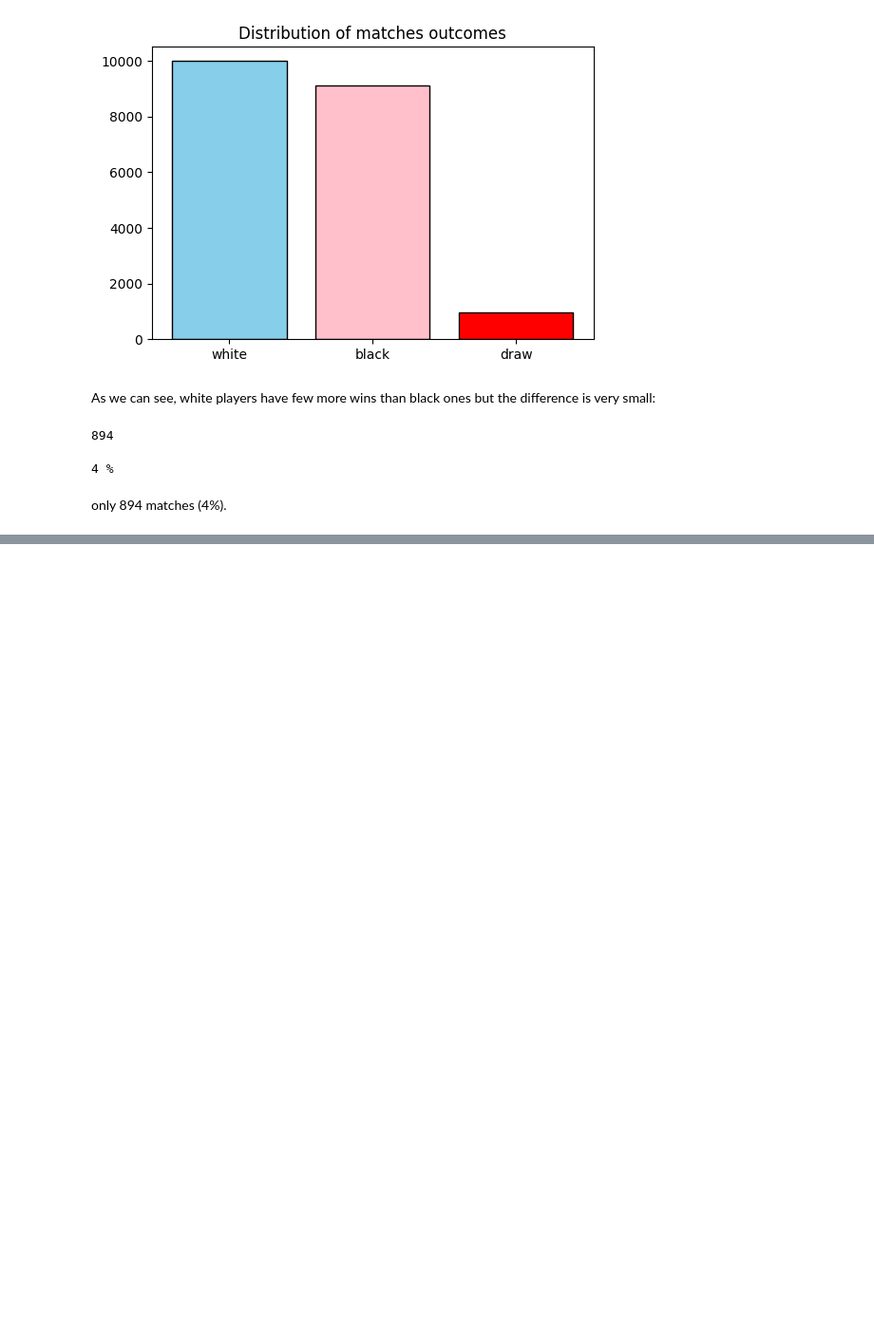
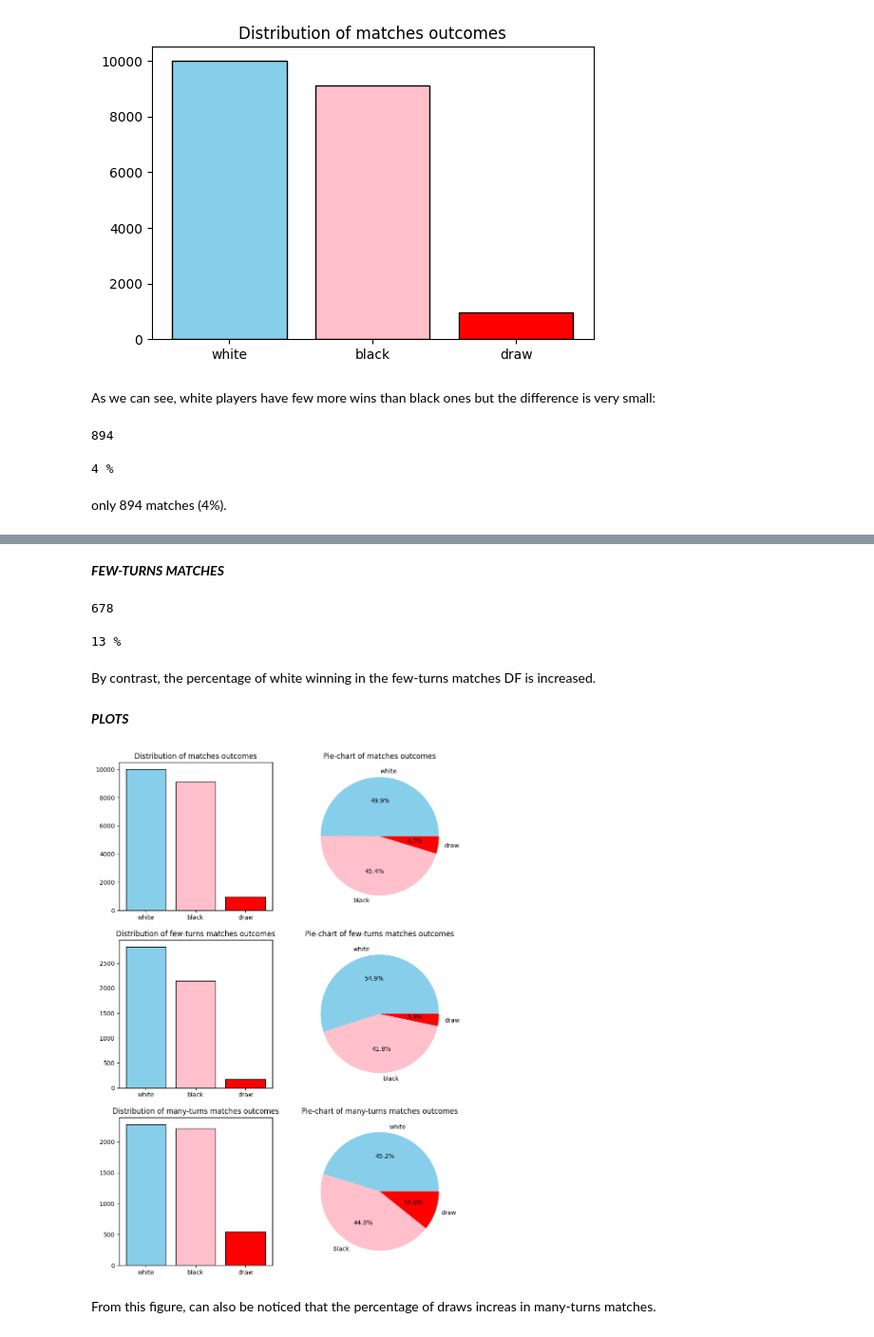
Before and after one commit to andreamurari/chess_project_off, a Jupyter notebook: chess_project_off.ipynb, the cells around one changed output, grey strips where cells are left out. Shown at 95% size. Drawn from its saved outputs; the diff is of its cells as text; code cells hidden in the pictures; blank space fills up the shorter version.

Commit message:
added "turns influences on outcomes" chapter

```diff
--- a/chess_project_off.ipynb
+++ b/chess_project_off.ipynb
@@ -190,0 +195,8 @@ only 894 matches (4%).
+# %%
+many_turns_matches_mask = chess_df ['turns'] >= 79
+many_turns_matches_df = chess_df[many_turns_matches_mask]
+mtm_winner_df = many_turns_matches_df['winner'].value_counts()
+
+few_turns_matches_mask = chess_df ['turns'] <= 37
+few_turns_matches_df = chess_df[few_turns_matches_mask]
+ftm_winner_df = few_turns_matches_df['winner'].value_counts()
@@ -190,0 +224,48 @@ only 894 matches (4%).
+# %% [markdown]
+***FEW-TURNS MATCHES***
+# %%
+difference = ftm_winner_df['white']-ftm_winner_df['black']
+difference
+# %% [output]
+678
+# %%
+difference_pct = round((few_turns_matches_df['winner'].value_counts('pct')['white']-few_turns_matches_df['winner'].value_counts('pct')['black'])*100)
+print(difference_pct, '%')
+# %% [output]
+13 %
+# %% [markdown]
+By contrast, the percentage of white winning in the few-turns matches DF is increased.
+# %% [markdown]
+***PLOTS***
+# %%
+fig_1 = plt.figure(figsize=(10,15))
+ax_1 = fig_1.add_subplot(3, 2, 1)
+ax_2 = fig_1.add_subplot(3, 2, 2)
+ax_3 = fig_1.add_subplot(3, 2, 3)
+ax_4 = fig_1.add_subplot(3, 2, 4)
+ax_5 = fig_1.add_subplot(3, 2, 5)
+ax_6 = fig_1.add_subplot(3, 2, 6)
+
+ax_1.bar(winner_df.index, winner_df, color = ('skyblue', 'pink', 'red'), edgecolor = 'black')
+ax_1.set_title('Distribution of matches outcomes')
+
+ax_2.pie(winner_df, labels = winner_df.index, autopct = '%.1f%%', colors = ('skyblue', 'pink', 'red'))
+ax_2.set_title('Pie-chart of matches outcomes')
+
+ax_3.bar(ftm_winner_df.index, ftm_winner_df, color = ('skyblue', 'pink', 'red'), edgecolor = 'black')
+ax_3.set_title('Distribution of few-turns matches outcomes')
+
+ax_4.pie(ftm_winner_df, labels = ftm_winner_df.index, autopct = '%.1f%%', colors = ('skyblue', 'pink', 'red'))
+ax_4.set_title('Pie-chart of few-turns matches outcomes')
+
+ax_5.bar(mtm_winner_df.index, mtm_winner_df, color = ('skyblue', 'pink', 'red'), edgecolor = 'black')
+ax_5.set_title('Distribution of many-turns matches outcomes')
+
+ax_6.pie(mtm_winner_df, labels = mtm_winner_df.index, autopct = '%.1f%%', colors = ('skyblue', 'pink', 'red'))
+ax_6.set_title('Pie-chart of many-turns matches outcomes')
+
+plt.show()
+# %% [output]
+[figure, added]
+# %% [markdown]
+From this figure, can also be noticed that the percentage of draws increas in many-turns matches.
```
Also changed, not shown: parts of 7 cells of this notebook.
